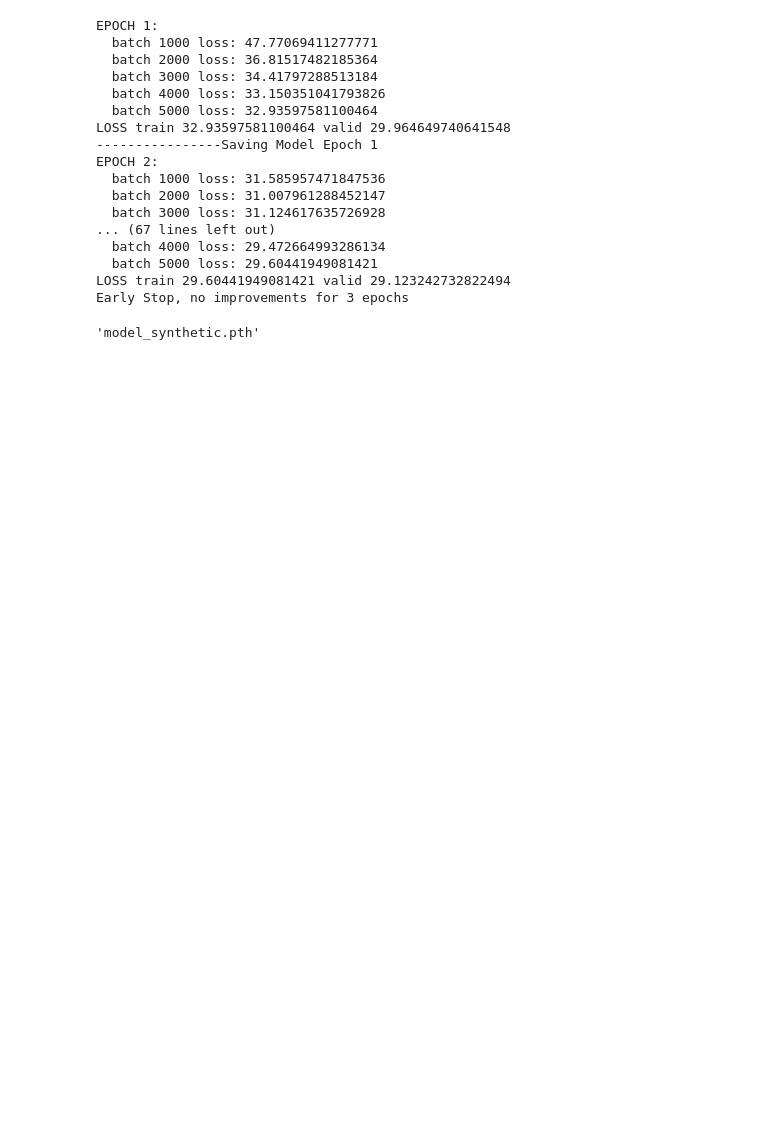
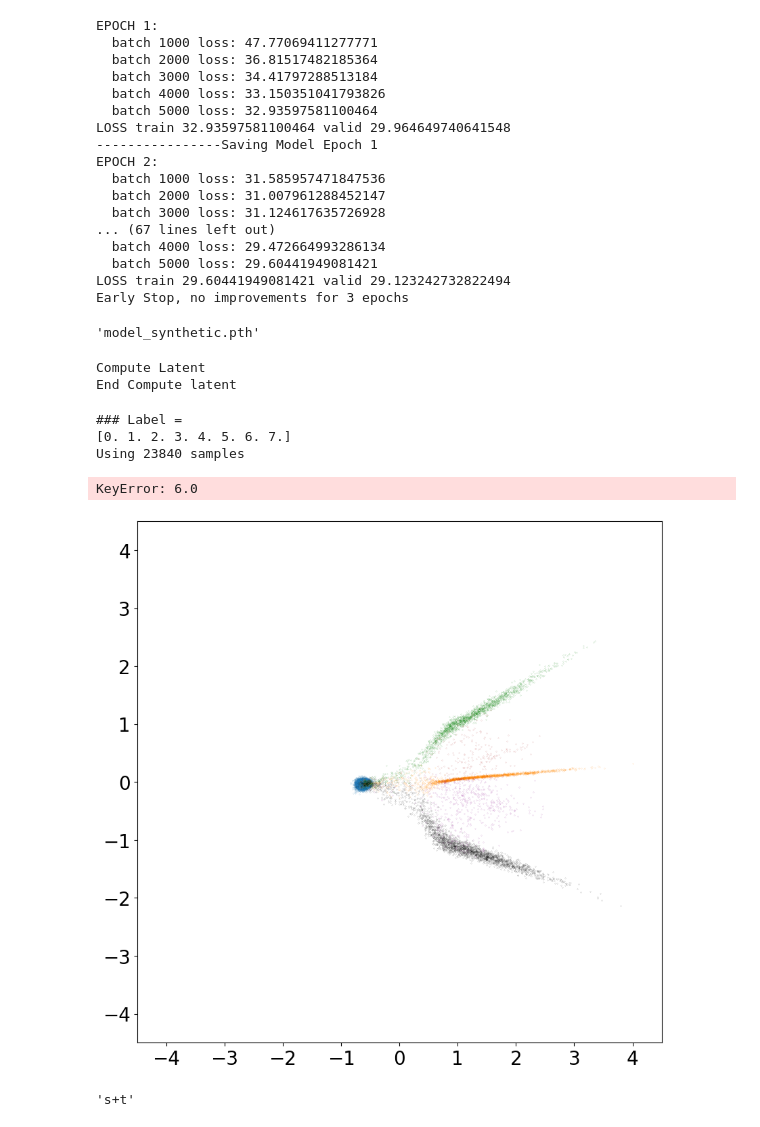
Before and after one commit to vandeplaslab/sisal, a Jupyter notebook: experiments/synthetic_data/synthetic_data.ipynb, the cells around one changed output. Cells and saved outputs as stored; diff of their text form; code cells hidden in the pictures; blank space fills up the shorter version.

```diff
--- a/experiments/synthetic_data/synthetic_data.ipynb
+++ b/experiments/synthetic_data/synthetic_data.ipynb
@@ -11,5 +11,5 @@ import argparse
 # %%
-centroids,SNR,mask = return_synthetic_data()
+centroids,SNR,mask,mask_to_name = return_synthetic_data()
 print('centroids = ',centroids.shape)
 print('SNR : ', SNR.shape)
 print('mask : ', mask.shape)
@@ -62,3 +61,20 @@ EPOCH 2:
 LOSS train 29.60441949081421 valid 29.123242732822494
 Early Stop, no improvements for 3 epochs
 'model_synthetic.pth'
+# %%
+p = Plot(PATH,args.device,train_loader,test_loader,full_index_loader)
+# %% [output]
+Compute Latent
+End Compute latent
+# %%
+p.plot_latent_dim_with_var(mask_to_name,p=0.5)
+# %% [output]
+### Label =
+[0. 1. 2. 3. 4. 5. 6. 7.]
+Using 23840 samples
+KeyError: 6.0
+[figure, added]
+# %%
+mask_to_name[6.0]
+# %% [output]
+'s+t'
```
Also changed, not shown: parts of 5 cells of this notebook, 5 other files.
